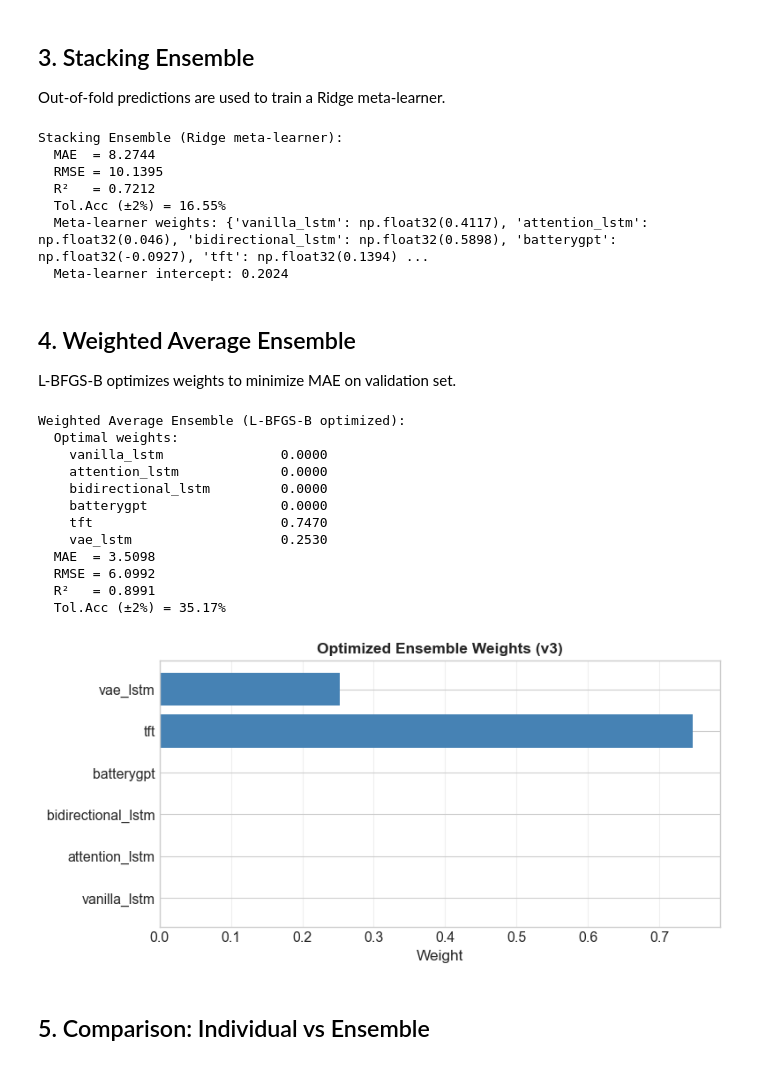
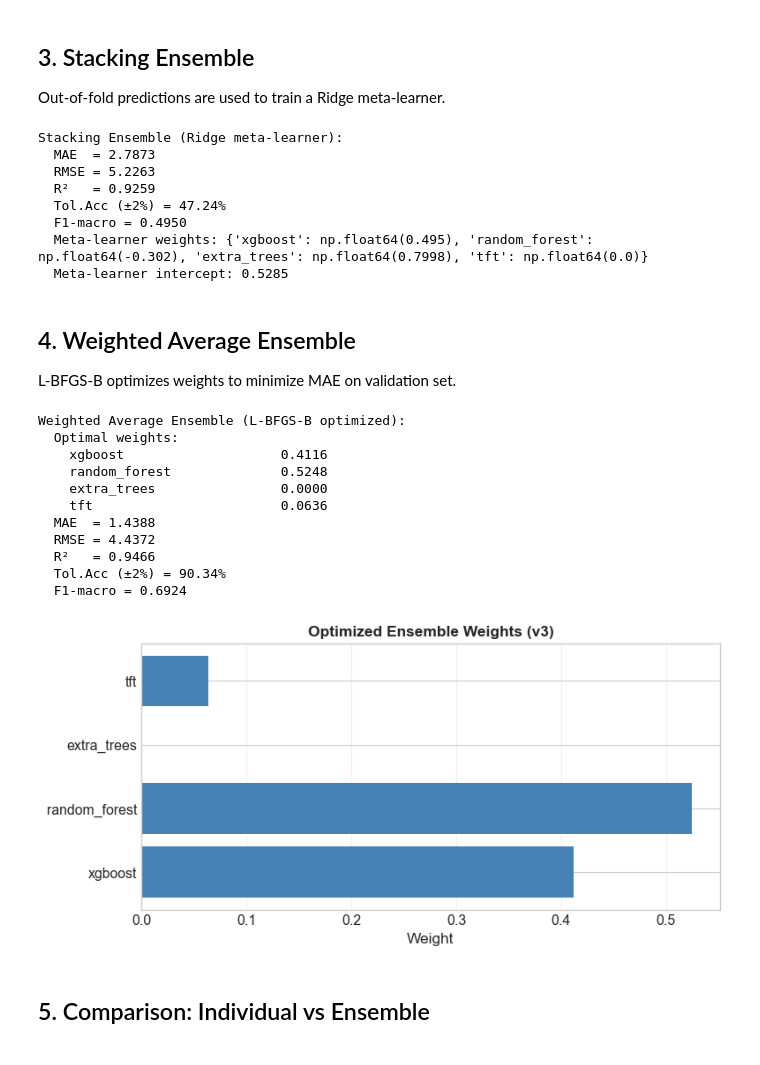
Before and after one commit to NeerajCodz/aiBatteryLifeCycle, a Jupyter notebook: notebooks/08_ensemble.ipynb, the cells around one changed output. Saved outputs shown, nothing was run; the diff lists cells and outputs as text; code cells hidden in the pictures.

```diff
--- a/notebooks/08_ensemble.ipynb
+++ b/notebooks/08_ensemble.ipynb
@@ -157,36 +167,26 @@ Loaded 6 base models: ['vanilla_lstm', 'attention_lstm', 'bidirectional_lstm', '
 ## 3. Stacking Ensemble
 Out-of-fold predictions are used to train a Ridge meta-learner.
 # %%
-from sklearn.linear_model import Ridge
-from sklearn.model_selection import KFold
-
 if len(model_names) >= 2:
-    # Build prediction matrices
-    P_train = np.column_stack([predictions_train[n] for n in model_names])
-    P_test  = np.column_stack([predictions_test[n] for n in model_names])
-
-    # Out-of-fold stacking with Ridge meta-learner
-    kf = KFold(n_splits=5, shuffle=True, random_state=42)
-    oof_preds = np.zeros(len(y_train))
-
-    for fold, (tr_idx, val_idx) in enumerate(kf.split(P_train)):
-        meta = Ridge(alpha=1.0)
-        meta.fit(P_train[tr_idx], y_train[tr_idx])
-        oof_preds[val_idx] = meta.predict(P_train[val_idx])
-
-    # Fit final meta-learner on all training data
     meta_final = Ridge(alpha=1.0)
-    meta_final.fit(P_train, y_train)
-    y_stack = meta_final.predict(P_test)
+    meta_final.fit(meta_train, y_train)
+    y_stack = meta_final.predict(meta_test)
 
     m_stack = regression_metrics(y_test, y_stack)
     m_stack["tol_2pct"] = tolerance_accuracy(y_test, y_stack, 2.0)
+    bins = [70, 80, 90]
+    y_true_cls = np.digitize(y_test, bins=bins, right=False)
+    y_pred_cls = np.digitize(y_stack, bins=bins, right=False)
+    cm_stack = classification_metrics(y_true_cls, y_pred_cls, labels=[0, 1, 2, 3])
+    m_stack["f1_macro"] = cm_stack["f1_macro"]
+    m_stack["f1_weighted"] = cm_stack["f1_weighted"]
 
     print("Stacking Ensemble (Ridge meta-learner):")
     print(f"  MAE  = {m_stack['MAE']:.4f}")
     print(f"  RMSE = {m_stack['RMSE']:.4f}")
     print(f"  R²   = {m_stack['R2']:.4f}")
     print(f"  Tol.Acc (±2%) = {m_stack['tol_2pct']:.2%}")
+    print(f"  F1-macro = {m_stack['f1_macro']:.4f}")
     print(f"  Meta-learner weights: {dict(zip(model_names, meta_final.coef_.round(4)))}")
     print(f"  Meta-learner intercept: {meta_final.intercept_:.4f}")
 else:
@@ -195,12 +195,13 @@ else:
     m_stack = None
 # %% [output]
 Stacking Ensemble (Ridge meta-learner):
-  MAE  = 8.2744
-  RMSE = 10.1395
-  R²   = 0.7212
-  Tol.Acc (±2%) = 16.55%
-  Meta-learner weights: {'vanilla_lstm': np.float32(0.4117), 'attention_lstm': np.float32(0.046), 'bidirectional_lstm': np.float32(0.5898), 'batterygpt': np.float32(-0.0927), 'tft': np.float32(0.1394) ...
-  Meta-learner intercept: 0.2024
+  MAE  = 2.7873
+  RMSE = 5.2263
+  R²   = 0.9259
+  Tol.Acc (±2%) = 47.24%
+  F1-macro = 0.4950
+  Meta-learner weights: {'xgboost': np.float64(0.495), 'random_forest': np.float64(-0.302), 'extra_trees': np.float64(0.7998), 'tft': np.float64(0.0)}
+  Meta-learner intercept: 0.5285
 # %% [markdown]
 ## 4. Weighted Average Ensemble
 L-BFGS-B optimizes weights to minimize MAE on validation set.
@@ -208,7 +209,7 @@ L-BFGS-B optimizes weights to minimize MAE on validation set.
 from scipy.optimize import minimize
 
 if len(model_names) >= 2:
-    P_test_mat = np.column_stack([predictions_test[n] for n in model_names])
+    P_test_mat = meta_test
 
     def objective(w):
         w_norm = w / w.sum()
@@ -221,45 +222,51 @@ if len(model_names) >= 2:
         x0=np.ones(n_models) / n_models,
         method="L-BFGS-B",
         bounds=[(0.0, 1.0)] * n_models,
     )
     weights = result.x / result.x.sum()
     y_wav = P_test_mat @ weights
 
     m_wav = regression_metrics(y_test, y_wav)
     m_wav["tol_2pct"] = tolerance_accuracy(y_test, y_wav, 2.0)
+    bins = [70, 80, 90]
+    y_true_cls = np.digitize(y_test, bins=bins, right=False)
+    y_pred_cls = np.digitize(y_wav, bins=bins, right=False)
+    cm_wav = classification_metrics(y_true_cls, y_pred_cls, labels=[0, 1, 2, 3])
+    m_wav["f1_macro"] = cm_wav["f1_macro"]
+    m_wav["f1_weighted"] = cm_wav["f1_weighted"]
 
     print("Weighted Average Ensemble (L-BFGS-B optimized):")
     print(f"  Optimal weights:")
     for name, w in zip(model_names, weights):
         print(f"    {name:25s}  {w:.4f}")
     print(f"  MAE  = {m_wav['MAE']:.4f}")
     print(f"  RMSE = {m_wav['RMSE']:.4f}")
     print(f"  R²   = {m_wav['R2']:.4f}")
     print(f"  Tol.Acc (±2%) = {m_wav['tol_2pct']:.2%}")
+    print(f"  F1-macro = {m_wav['f1_macro']:.4f}")
 
     # Weight bar chart
     fig, ax = plt.subplots(figsize=(8, 4))
     ax.barh(model_names, weights, color="steelblue")
     ax.set_xlabel("Weight"); ax.set_title("Optimized Ensemble Weights (v3)", fontweight="bold")
     ax.grid(True, alpha=0.3, axis="x")
-    plt.tight_layout(); save_fig(fig, "v3_ensemble_weights", directory=v3["figures"]); plt.show()
+    plt.tight_layout(); save_fig(fig, "ensemble_weights", directory=v3["figures"]); plt.show()
 else:
     y_wav = None
     m_wav = None
 # %% [output]
 Weighted Average Ensemble (L-BFGS-B optimized):
   Optimal weights:
-    vanilla_lstm               0.0000
-    attention_lstm             0.0000
-    bidirectional_lstm         0.0000
-    batterygpt                 0.0000
-    tft                        0.7470
-    vae_lstm                   0.2530
-  MAE  = 3.5098
-  RMSE = 6.0992
-  R²   = 0.8991
-  Tol.Acc (±2%) = 35.17%
+    xgboost                    0.4116
+    random_forest              0.5248
+    extra_trees                0.0000
+    tft                        0.0636
+  MAE  = 1.4388
+  RMSE = 4.4372
+  R²   = 0.9466
+  Tol.Acc (±2%) = 90.34%
+  F1-macro = 0.6924
-[figure, old version]
+[figure, new version]
 # %% [markdown]
 ## 5. Comparison: Individual vs Ensemble
 # %%
```
Also changed, not shown: parts of 4 cells of this notebook, 24 other files.
